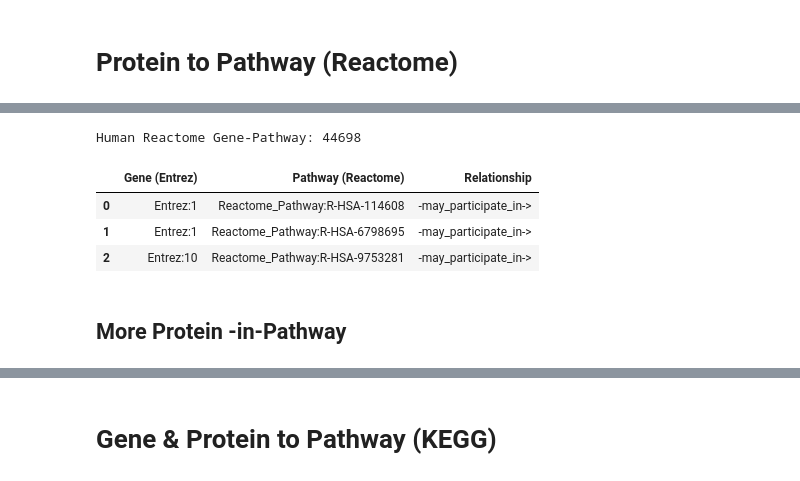
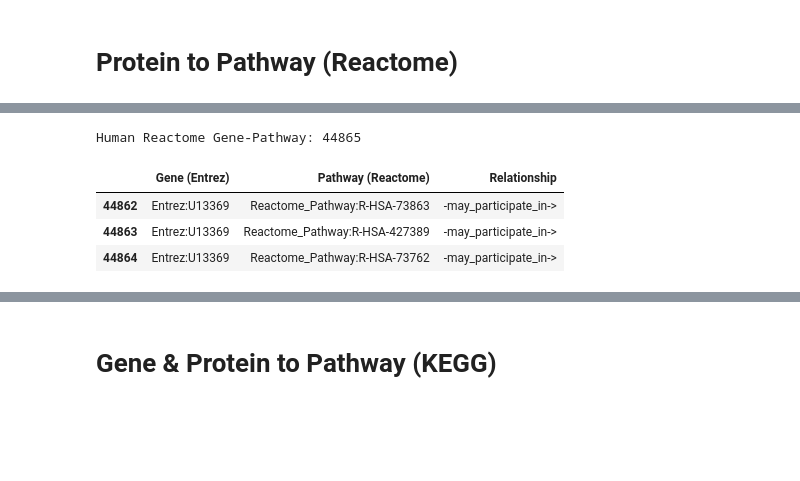
Before and after one commit to Yijia-Xiao/Know2BIO, a Jupyter notebook: dataset/protein_to_pathway_gene_to_pathway.ipynb, the cells around one changed output, grey strips where cells are left out. Cells and saved outputs as stored; diff of their text form; code cells hidden in the pictures; blank space fills up the shorter version.

```diff
--- a/dataset/protein_to_pathway_gene_to_pathway.ipynb
+++ b/dataset/protein_to_pathway_gene_to_pathway.ipynb
@@ -17,9 +17,10 @@ from matplotlib_venn import venn3, venn2
 # %%
-! wget -N -P input/ https://reactome.org/download/current/UniProt2Reactome_PE_Pathway.txt
+os.system('wget -N -P input/ https://reactome.org/download/current/UniProt2Reactome_PE_Pathway.txt')
 
 protein2pathway, pathway2protein = dict(), dict()
+file = 'Protein_(UniProt)_2_Pathway_(Reactome).csv'
 
-with open('output/pathway2protein/edges_protein2reactomePathway.csv','w') as fout:
+with open(os.path.join('output/pathway2protein/', file),'w') as fout:
     writer = csv.writer(fout)
     writer.writerow(['Protein (UniProt)','Pathway (Reactome)', 'Relationship'])
 
@@ -43,9 +44,14 @@ with open('output/pathway2protein/edges_protein2reactomePathway.csv','w') as fou
                     issue_lines.append(line)
 
 # Drop duplicates
-df = pd.read_csv(open('output/pathway2protein/edges_protein2reactomePathway.csv')).drop_duplicates()
-df.to_csv('output/pathway2protein/edges_protein2reactomePathway.csv')
+df = pd.read_csv(open(os.path.join('output/pathway2protein/', file))).drop_duplicates().reset_index(drop=True)
+df.to_csv(os.path.join('output/edges_to_use/', file), index=False)
+print('Human Reactome Protein-Pathway:', len(df))
 
-print('Human Reactome Protein-Pathway:', len(df))
-df.head(3)
+# Save proteins from protein-pathway relationships
+prot2pw = df.copy(deep=True)
+prots = [prot.split(':')[1] for prot in set(prot2pw['Protein (UniProt)'])]
+json.dump(prots, open('output/pathway2protein/protein_to_reactome_pathway.json','w'))
+
+df.tail(3)
 # %% [output]
@@ -94,34 +89,34 @@ File ‘input/NCBI2Reactome_PE_Pathway.txt’ not modified on server. Omitting d
 # %%
 '''Get Gene-Pathway Data'''
 gene2pathway, pathway2gene = dict(), dict()
 
 for i in range(0,len(gene2pathway_df)):
     entrez = gene2pathway_df['Entrez Gene ID'].iloc[i]
     pathway = gene2pathway_df['Reactome Pathway'].iloc[i]
 
     gene2pathway.setdefault(entrez, set()).add(pathway)
     pathway2gene.setdefault(pathway, set()).add(entrez)
 
 '''Export Edges'''
 file = 'Gene_(Entrez)_2_Pathway_(Reactome).csv'
 outpath = os.path.join('output/pathway2gene',file)
 output_edgefile_onerel_noweight(
     outpath = outpath,
     columns = ['Gene (Entrez)','Pathway (Reactome)','Relationship'],
     dictionary = gene2pathway,
     rel = '-may_participate_in->',
     prefix_col1='Entrez:',
     prefix_col2='Reactome_Pathway:')
 
-df = pd.read_csv('output/pathway2gene/edges_gene2reactomePathway.csv')
+df = pd.read_csv(os.path.join('output/pathway2gene/', file))
 df.to_csv(os.path.join('output/edges',file),index=False)
-df.to_csv(os.path.join('output/edges to use/',file),index=False)
+df.to_csv(os.path.join('output/edges_to_use/',file),index=False)
 
 print('Human Reactome Gene-Pathway:', len(df))
-df.head(3)
+df.tail(3)
 # %% [output]
-Human Reactome Gene-Pathway: 44698
+Human Reactome Gene-Pathway: 44865
 |  | Gene (Entrez) | Pathway (Reactome) | Relationship |
-| 0 | Entrez:1 | Reactome_Pathway:R-HSA-114608 | -may_participate_in-> |
-| 1 | Entrez:1 | Reactome_Pathway:R-HSA-6798695 | -may_participate_in-> |
-| 2 | Entrez:10 | Reactome_Pathway:R-HSA-9753281 | -may_participate_in-> |
+| 44862 | Entrez:U13369 | Reactome_Pathway:R-HSA-73863 | -may_participate_in-> |
+| 44863 | Entrez:U13369 | Reactome_Pathway:R-HSA-427389 | -may_participate_in-> |
+| 44864 | Entrez:U13369 | Reactome_Pathway:R-HSA-73762 | -may_participate_in-> |
@@ -134,2 +122,0 @@ then check it and fix the GO issue in ca prot
-# %% [markdown]
-## More Protein -in-Pathway
```
Also changed, not shown: parts of 25 cells of this notebook, 5 other files.
